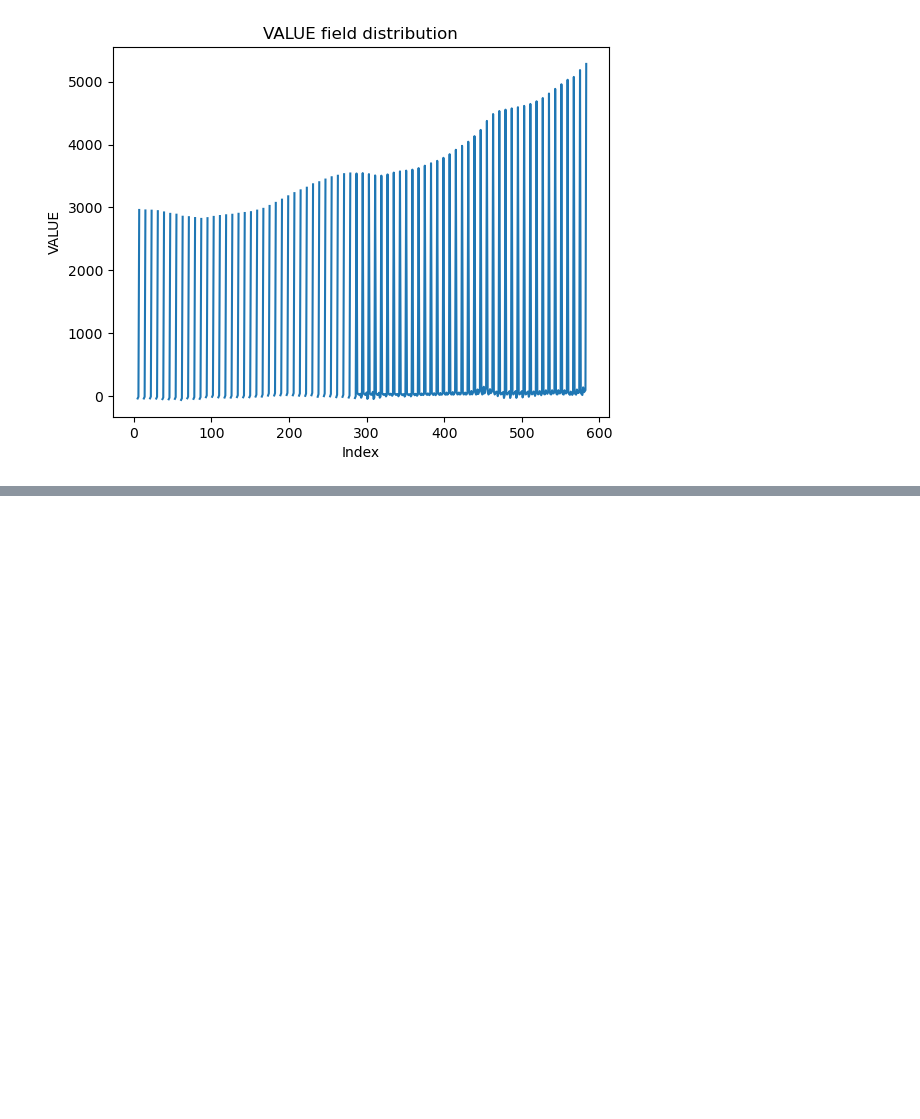
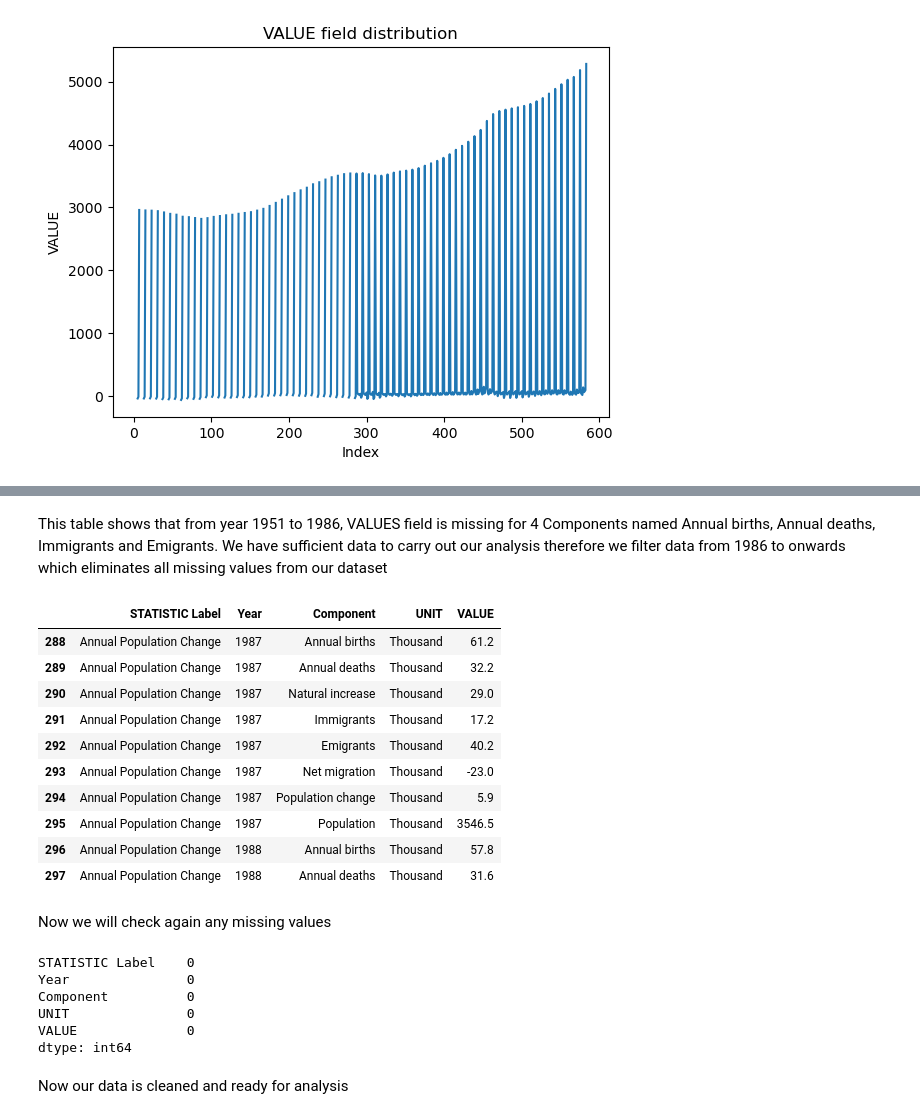
Before and after one commit to 2021402/CA-01-MSc-Data-Analytics, a Jupyter notebook: Project Code 1.ipynb, the cells around one changed output, grey strips where cells are left out. Cells and saved outputs as stored; diff of their text form; code cells hidden in the pictures; blank space fills up the shorter version.

Commit message:
Add files via upload
update coding, Now our data is cleaned and ready for analysis

```diff
--- a/Project Code 1.ipynb
+++ b/Project Code 1.ipynb
@@ -53,0 +85,30 @@ plt.show()
+# %% [markdown]
+This table shows that from year 1951 to 1986, VALUES field is missing for 4 Components named Annual births, Annual deaths, Immigrants and Emigrants. We have sufficient data to carry out our analysis therefore we filter data from 1986 to onwards which eliminates all missing values from our dataset
+# %%
+data = data[data['Year'] > 1986]
+data.head(10)
+# %% [output]
+|  | STATISTIC Label | Year | Component | UNIT | VALUE |
+| 288 | Annual Population Change | 1987 | Annual births | Thousand | 61.2 |
+| 289 | Annual Population Change | 1987 | Annual deaths | Thousand | 32.2 |
+| 290 | Annual Population Change | 1987 | Natural increase | Thousand | 29.0 |
+| 291 | Annual Population Change | 1987 | Immigrants | Thousand | 17.2 |
+| 292 | Annual Population Change | 1987 | Emigrants | Thousand | 40.2 |
+| 293 | Annual Population Change | 1987 | Net migration | Thousand | -23.0 |
+| 294 | Annual Population Change | 1987 | Population change | Thousand | 5.9 |
+| 295 | Annual Population Change | 1987 | Population | Thousand | 3546.5 |
+| 296 | Annual Population Change | 1988 | Annual births | Thousand | 57.8 |
+| 297 | Annual Population Change | 1988 | Annual deaths | Thousand | 31.6 |
+# %% [markdown]
+ Now we will check again any missing values
+# %%
+data.isna().sum()
+# %% [output]
+STATISTIC Label    0
+Year               0
+Component          0
+UNIT               0
+VALUE              0
+dtype: int64
+# %% [markdown]
+ Now our data is cleaned and ready for analysis
```
Also changed, not shown: parts of 2 cells of this notebook.
